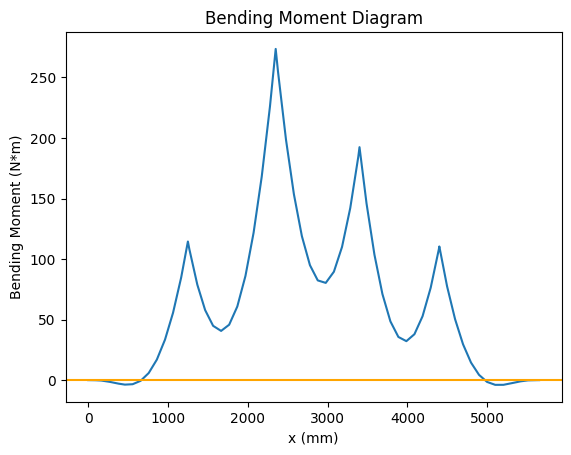
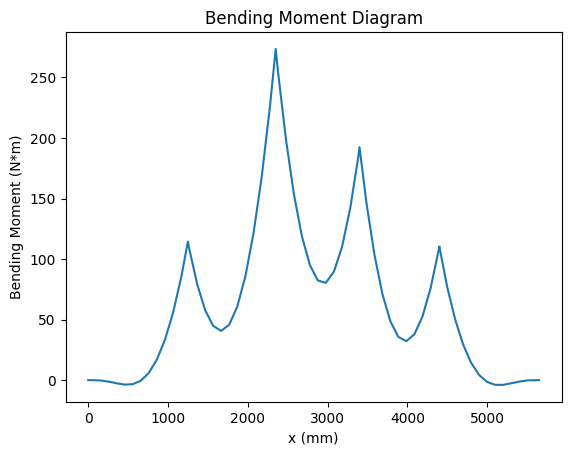
The notebook cell's code change between the first figure and the second:
--- before
+++ after
@@ -6,5 +6,5 @@
 
 plt.plot(x,moment)
-plt.axhline(0, c='orange')
+#plt.axhline(0, c='orange')
 plt.title('Bending Moment Diagram')
 plt.xlabel('x (mm)')

Commit: Added failure envelope analysis script. Changes to presentation of longitudinal analyses